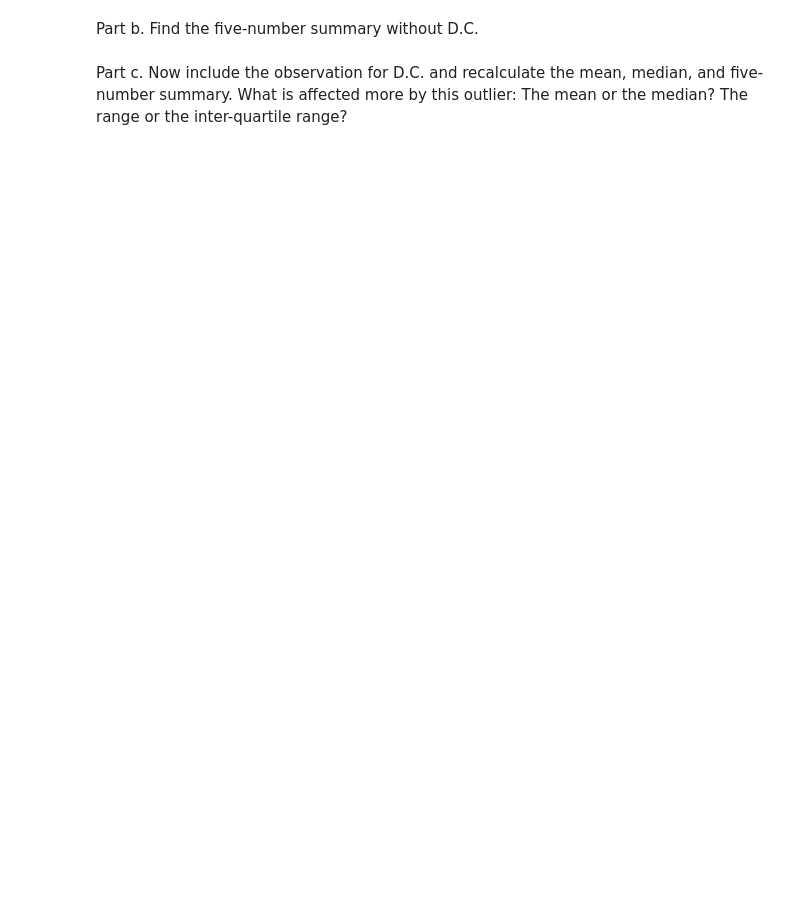
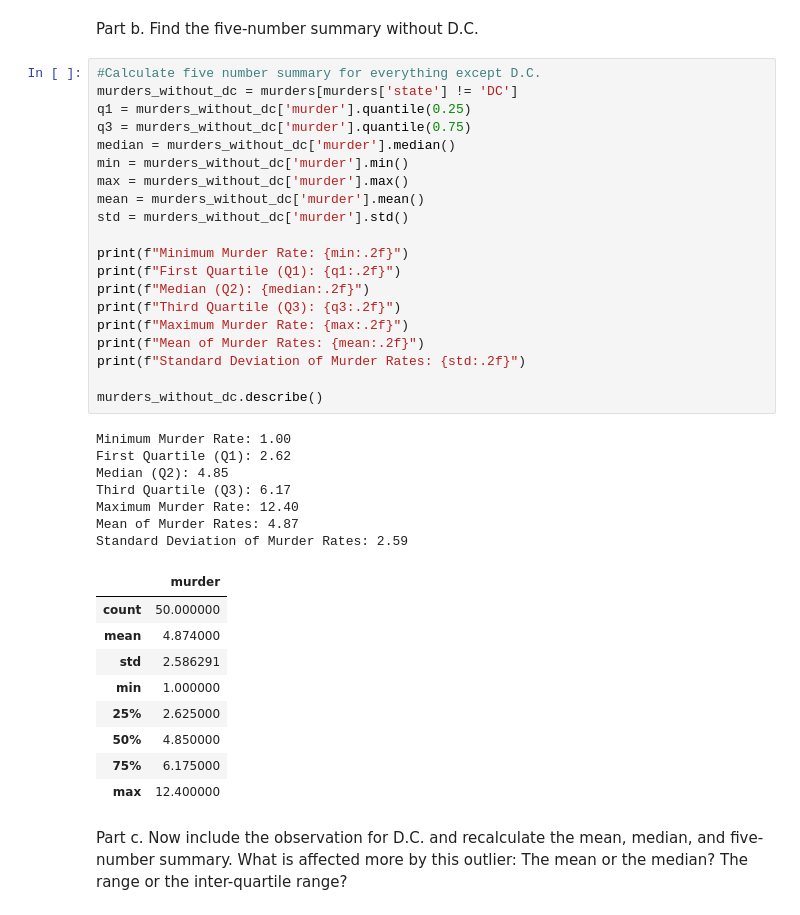
Before and after one commit to cal-jamo/Stats-220, a Jupyter notebook: Assignments/Stat_220_HW1.ipynb, the cells around one changed output. Cells and saved outputs as stored; diff of their text form; blank space fills up the shorter version.

```diff
--- a/Assignments/Stat_220_HW1.ipynb
+++ b/Assignments/Stat_220_HW1.ipynb
@@ -55,4 +77,41 @@ Part a. Find the mean and standard deviation for murders without D.C.
 # %% [markdown]
 Part b. Find the five-number  summary without D.C.
+# %%
+#Calculate five number summary for everything except D.C.
+murders_without_dc = murders[murders['state'] != 'DC']
+q1 = murders_without_dc['murder'].quantile(0.25)
+q3 = murders_without_dc['murder'].quantile(0.75)
+median = murders_without_dc['murder'].median()
+min = murders_without_dc['murder'].min()
+max = murders_without_dc['murder'].max()
+mean = murders_without_dc['murder'].mean()
+std = murders_without_dc['murder'].std()
+
+print(f"Minimum Murder Rate: {min:.2f}")
+print(f"First Quartile (Q1): {q1:.2f}")
+print(f"Median (Q2): {median:.2f}")
+print(f"Third Quartile (Q3): {q3:.2f}")
+print(f"Maximum Murder Rate: {max:.2f}")
+print(f"Mean of Murder Rates: {mean:.2f}")
+print(f"Standard Deviation of Murder Rates: {std:.2f}")
+
+murders_without_dc.describe()
+# %% [output]
+Minimum Murder Rate: 1.00
+First Quartile (Q1): 2.62
+Median (Q2): 4.85
+Third Quartile (Q3): 6.17
+Maximum Murder Rate: 12.40
+Mean of Murder Rates: 4.87
+Standard Deviation of Murder Rates: 2.59
+|  | murder |
+| count | 50.000000 |
+| mean | 4.874000 |
+| std | 2.586291 |
+| min | 1.000000 |
+| 25% | 2.625000 |
+| 50% | 4.850000 |
+| 75% | 6.175000 |
+| max | 12.400000 |
 # %% [markdown]
 Part c. Now include the observation for D.C. and recalculate the mean, median, and five-number summary. What is affected more by this outlier: The mean or the median? The range or the inter-quartile range?
```
Also changed, not shown: parts of 4 cells of this notebook.
